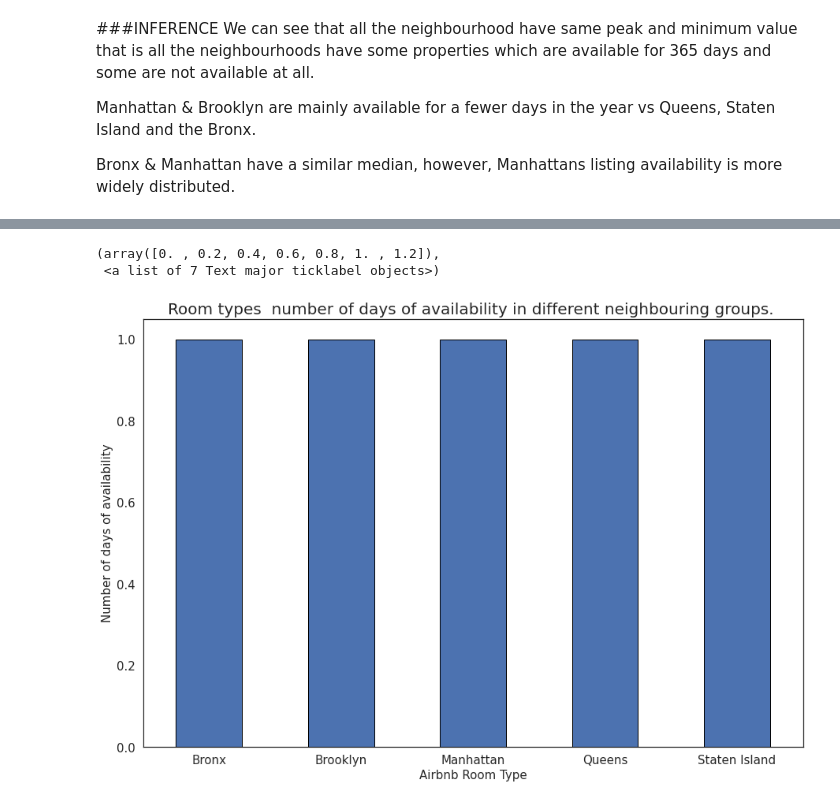
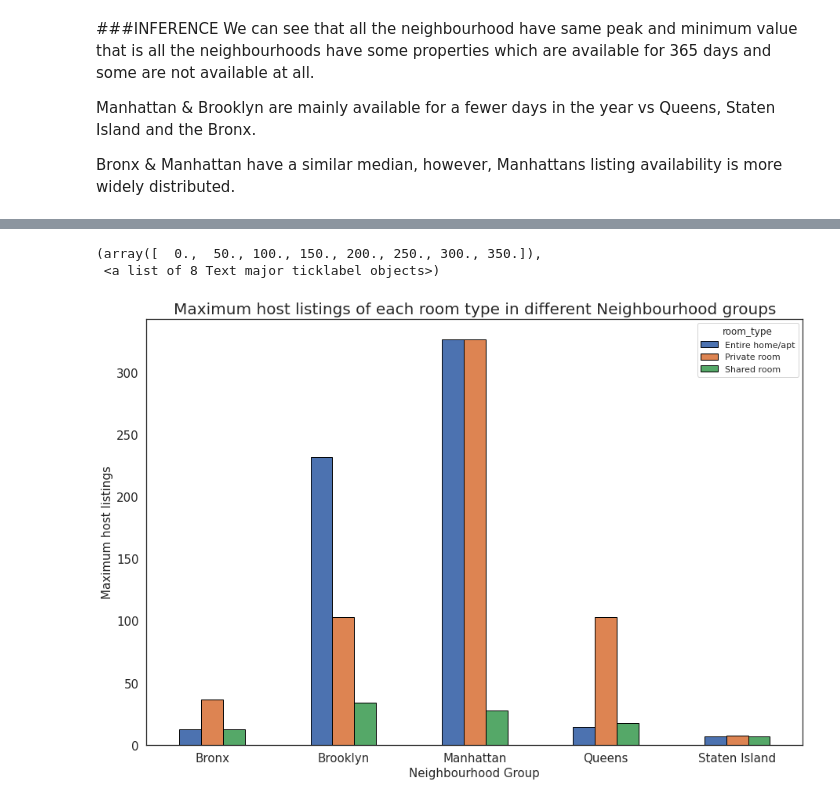
Before and after one commit to shubhamjangid510/EDA-Capstone-Airbnb-Analysis, a Jupyter notebook: Airbnb_Bookings_Analysis_Capstone_Project.ipynb, the cells around one changed output, grey strips where cells are left out. Drawn from its saved outputs; the diff is of its cells as text; code cells hidden in the pictures.

```diff
--- a/Airbnb_Bookings_Analysis_Capstone_Project.ipynb
+++ b/Airbnb_Bookings_Analysis_Capstone_Project.ipynb
@@ -177,0 +233,9 @@ After Manhatten, Brooklyn has the most listings and Staten Island has the least
+# %%
+#plotting the graph
+plt.rcParams['figure.figsize']=(15,10)
+room_neighbourhood.plot(kind='bar')
+plt.title("Room types in different neighbourhoods",fontsize=20)
+plt.xlabel("Room Type",fontsize=15)
+plt.xticks(fontsize = 15,rotation=0)
+plt.ylabel("Count of room type ",fontsize=15)
+plt.yticks(fontsize = 15,rotation=0)
@@ -254,5 +328,5 @@ Name: host_id, dtype: int64
 # %%
 #setting figure size for seaborn visualization.
 sns.set(rc={'figure.figsize':(10,8)})
-sns.set_style('white')
+sns.set_style('darkgrid')
 # %%
@@ -307,12 +387,14 @@ review_room_neighbourhood
 | Private room | 860.23 | 10037.27 | 9141.42 | 5220.53 | 270.17 |
 | Shared room | 58.13 | 310.58 | 638.23 | 231.48 | 6.66 |
 # %%
+#plotting the graph
 plt.rcParams['figure.figsize']=(15,10)
+sns.set_style('whitegrid')
 review_room_neighbourhood.plot()
-plt.title("Variation of Monthly Reviews with respect to room types in different neighbourhood areas.",fontsize=20)
+plt.title("Monthly Reviews with respect to room types in different neighbourhood areas.",fontsize=20)
 plt.xlabel("Airbnb Room Type",fontsize=15)
 plt.xticks(fontsize = 15)
-plt.ylabel("Monthly Reviews",fontsize=15)
+plt.ylabel("Sum of Monthly Reviews",fontsize=15)
 plt.yticks(fontsize = 15)
 # %% [output]
 (array([-2000.,     0.,  2000.,  4000.,  6000.,  8000., 10000., 12000.]),
@@ -452,2 +526,3 @@ Bronx & Manhattan have a similar median, however, Manhattans listing availabilit
 # %%
-room_neighbourhood_host_listing=df.groupby(['neighbourhood_group'])['calculated_host_listings_count'].agg('min')
+room_neighbourhood_host_listing=df.groupby(['neighbourhood_group','room_type'])['calculated_host_listings_count'].agg('max').unstack()
+room_neighbourhood_host_listing
@@ -454,13 +537,14 @@ room_neighbourhood_host_listing=df.groupby(['neighbourhood_group'])['calculated_
 # %%
+#plotting the graph
 plt.rcParams['figure.figsize']=(15,10)
 room_neighbourhood_host_listing.plot(kind='bar',edgecolor='black')
-plt.title("Room types  number of days of availability in different neighbouring groups. ",fontsize=20)
-plt.xlabel("Airbnb Room Type",fontsize=15)
+plt.title("Maximum host listings of each room type in different Neighbourhood groups",fontsize=20)
+plt.xlabel("Neighbourhood Group",fontsize=15)
 plt.xticks(fontsize = 15)
-plt.ylabel("Number of days of availability",fontsize=15)
+plt.ylabel("Maximum host listings",fontsize=15)
 plt.xticks(rotation=360)
 plt.yticks(fontsize = 15)
 # %% [output]
-(array([0. , 0.2, 0.4, 0.6, 0.8, 1. , 1.2]),
- <a list of 7 Text major ticklabel objects>)
+(array([  0.,  50., 100., 150., 200., 250., 300., 350.]),
+ <a list of 8 Text major ticklabel objects>)
-[figure, old version]
+[figure, new version]
```
Also changed, not shown: parts of 59 cells of this notebook.
